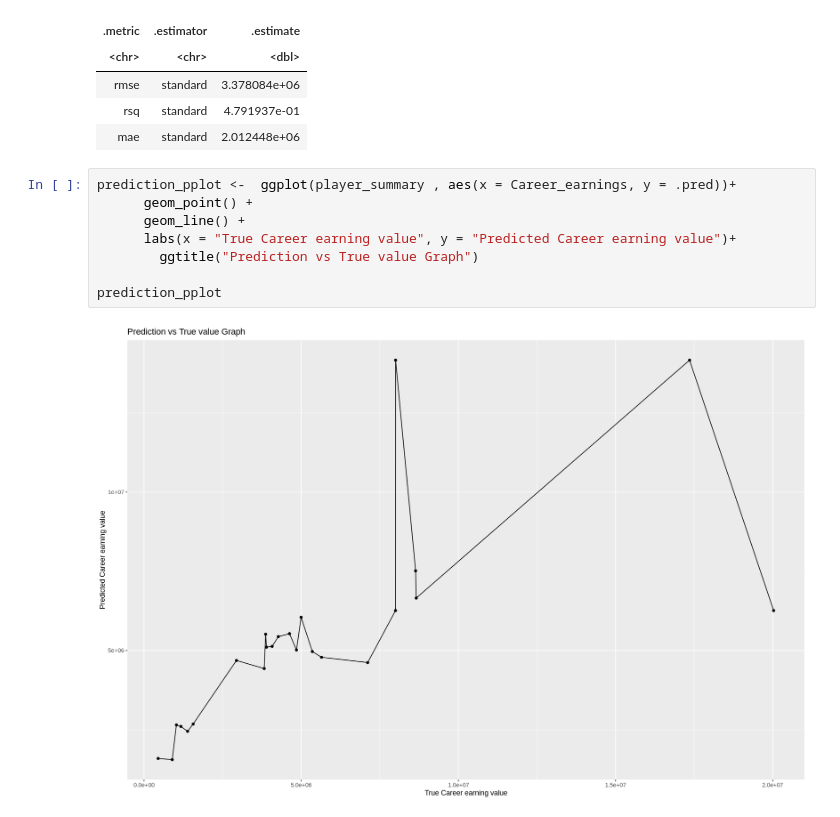
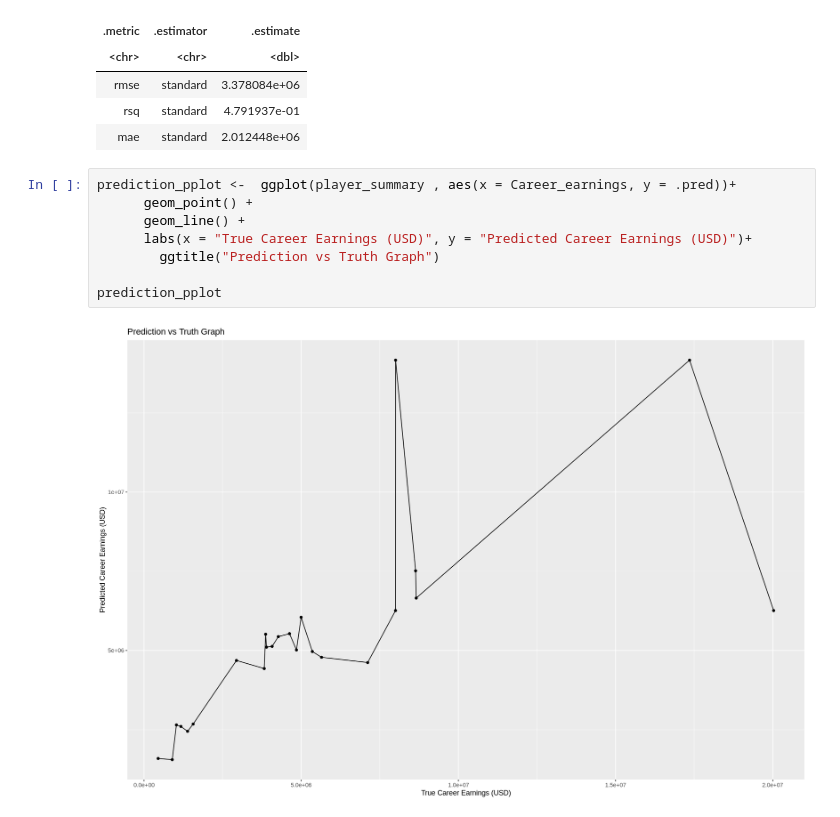
Before and after one commit to bc2003/DSCI-100-Group-20, a Jupyter notebook: Project Proposal-Copy1.ipynb, the cells around one changed output. Drawn from its saved outputs; the diff is of its cells as text.

```diff
--- a/Project Proposal-Copy1.ipynb
+++ b/Project Proposal-Copy1.ipynb
@@ -363,13 +394,13 @@ A tibble: 3 × 3
 # %%
 prediction_pplot <-  ggplot(player_summary , aes(x = Career_earnings, y = .pred))+
       geom_point() +
       geom_line() +
-      labs(x = "True Career earning value", y = "Predicted Career earning value")+
-        ggtitle("Prediction vs True value Graph")
+      labs(x = "True Career Earnings (USD)", y = "Predicted Career Earnings (USD)")+
+        ggtitle("Prediction vs Truth Graph")
 
 prediction_pplot
 # %% [output]
-[figure, old version]
+[figure, new version]
 # %%
 # create an empty tibble to store the results
 accuracies <- tibble(size = integer(),
```
Also changed, not shown: parts of 14 cells of this notebook.
